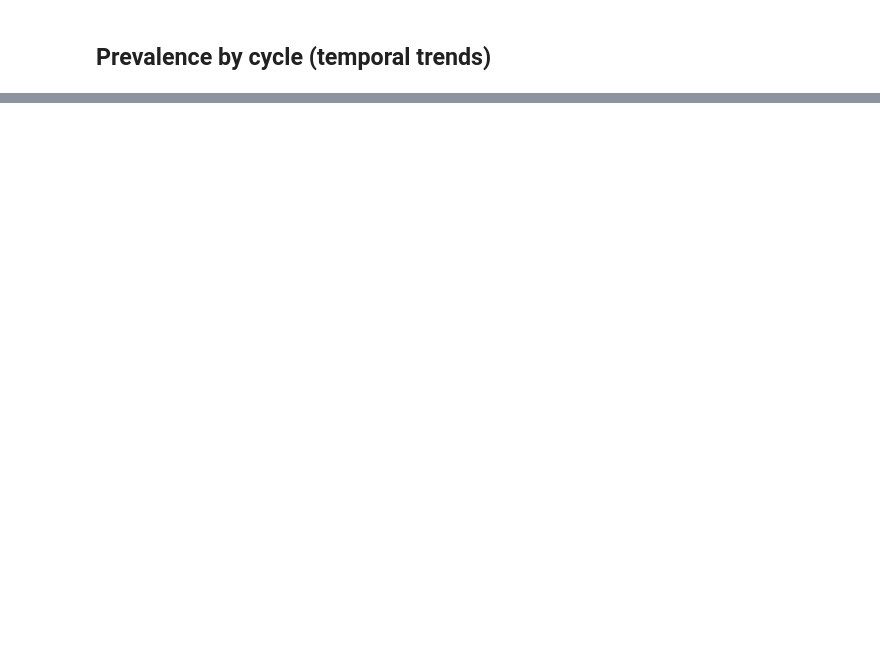
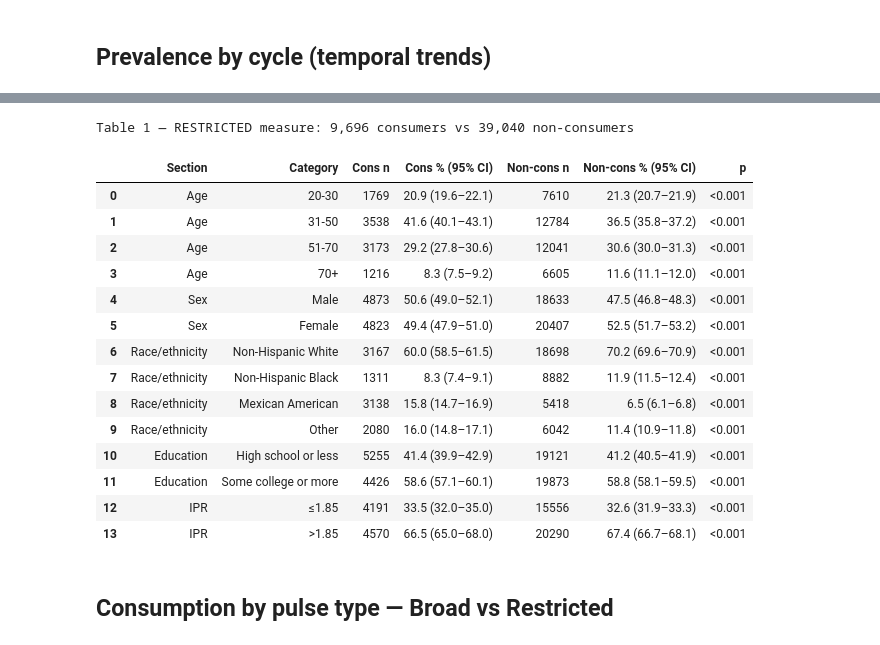
Before and after one commit to aflaxman/ai_assisted_us_health_data_analysis, a Jupyter notebook: nhanes_pulse_consumption/02_analysis.ipynb, the cells around one changed output, grey strips where cells are left out. Drawn from its saved outputs; the diff is of its cells as text; code cells hidden in the pictures; blank space fills up the shorter version.

```diff
--- a/nhanes_pulse_consumption/02_analysis.ipynb
+++ b/nhanes_pulse_consumption/02_analysis.ipynb
@@ -328,0 +318,26 @@ TOTAL            0.466         2.46  (n=10,174)
+# %%
+# Restricted Table 1
+n_cons_r = int(dfw['IS_CONSUMER_R'].sum())
+n_ncons_r = int((dfw['IS_CONSUMER_R'] == 0).sum())
+print(f'Table 1 — RESTRICTED measure: {n_cons_r:,} consumers vs {n_ncons_r:,} non-consumers')
+t1_restricted = make_table1_df(dfw, 'IS_CONSUMER_R')
+display(t1_restricted)
+# %% [output]
+Table 1 — RESTRICTED measure: 9,696 consumers vs 39,040 non-consumers
+|  | Section | Category | Cons n | Cons % (95% CI) | Non-cons n | Non-cons % (95% CI) | p |
+| 0 | Age | 20-30 | 1769 | 20.9 (19.6–22.1) | 7610 | 21.3 (20.7–21.9) | <0.001 |
+| 1 | Age | 31-50 | 3538 | 41.6 (40.1–43.1) | 12784 | 36.5 (35.8–37.2) | <0.001 |
+| 2 | Age | 51-70 | 3173 | 29.2 (27.8–30.6) | 12041 | 30.6 (30.0–31.3) | <0.001 |
+| 3 | Age | 70+ | 1216 | 8.3 (7.5–9.2) | 6605 | 11.6 (11.1–12.0) | <0.001 |
+| 4 | Sex | Male | 4873 | 50.6 (49.0–52.1) | 18633 | 47.5 (46.8–48.3) | <0.001 |
+| 5 | Sex | Female | 4823 | 49.4 (47.9–51.0) | 20407 | 52.5 (51.7–53.2) | <0.001 |
+| 6 | Race/ethnicity | Non-Hispanic White | 3167 | 60.0 (58.5–61.5) | 18698 | 70.2 (69.6–70.9) | <0.001 |
+| 7 | Race/ethnicity | Non-Hispanic Black | 1311 | 8.3 (7.4–9.1) | 8882 | 11.9 (11.5–12.4) | <0.001 |
+| 8 | Race/ethnicity | Mexican American | 3138 | 15.8 (14.7–16.9) | 5418 | 6.5 (6.1–6.8) | <0.001 |
+| 9 | Race/ethnicity | Other | 2080 | 16.0 (14.8–17.1) | 6042 | 11.4 (10.9–11.8) | <0.001 |
+| 10 | Education | High school or less | 5255 | 41.4 (39.9–42.9) | 19121 | 41.2 (40.5–41.9) | <0.001 |
+| 11 | Education | Some college or more | 4426 | 58.6 (57.1–60.1) | 19873 | 58.8 (58.1–59.5) | <0.001 |
+| 12 | IPR | ≤1.85 | 4191 | 33.5 (32.0–35.0) | 15556 | 32.6 (31.9–33.3) | <0.001 |
+| 13 | IPR | >1.85 | 4570 | 66.5 (65.0–68.0) | 20290 | 67.4 (66.7–68.1) | <0.001 |
+# %% [markdown]
+## Consumption by pulse type — Broad vs Restricted
```
Also changed, not shown: parts of 34 cells of this notebook, 1 other file.
